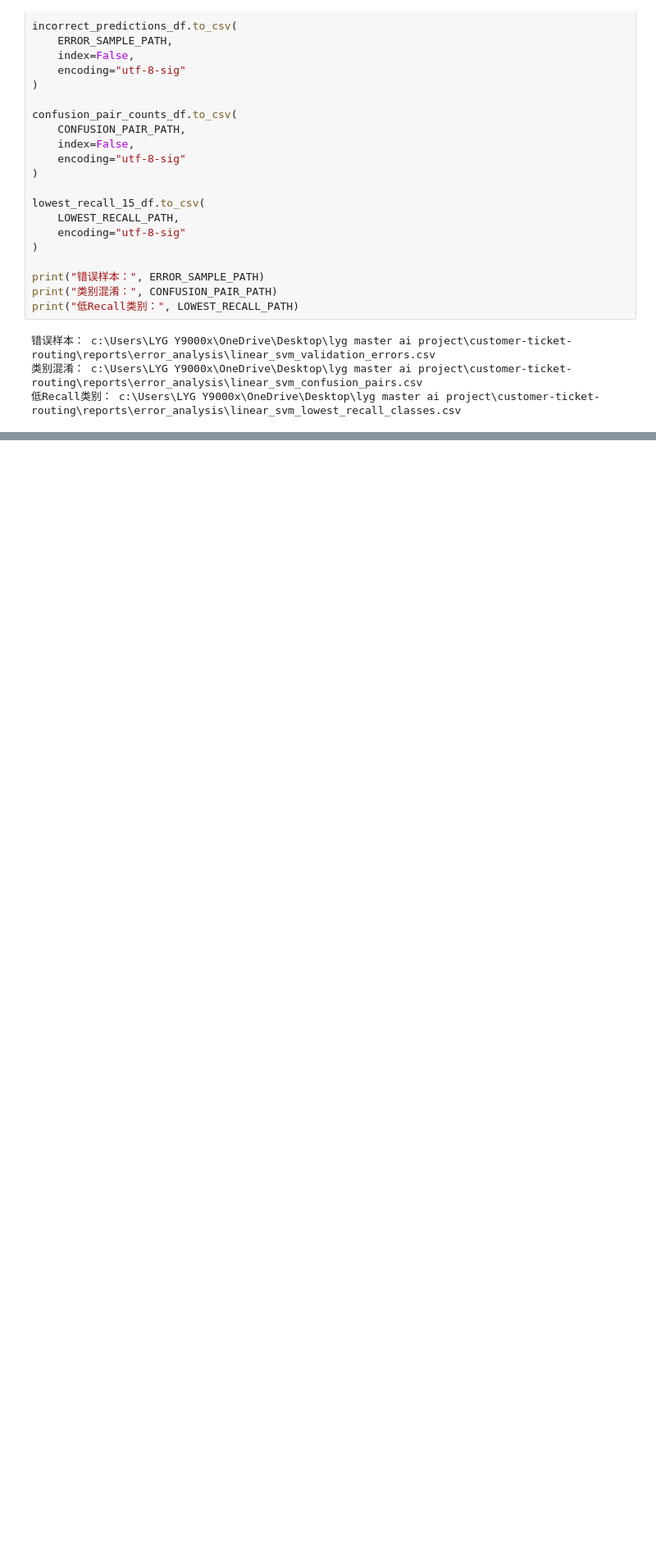
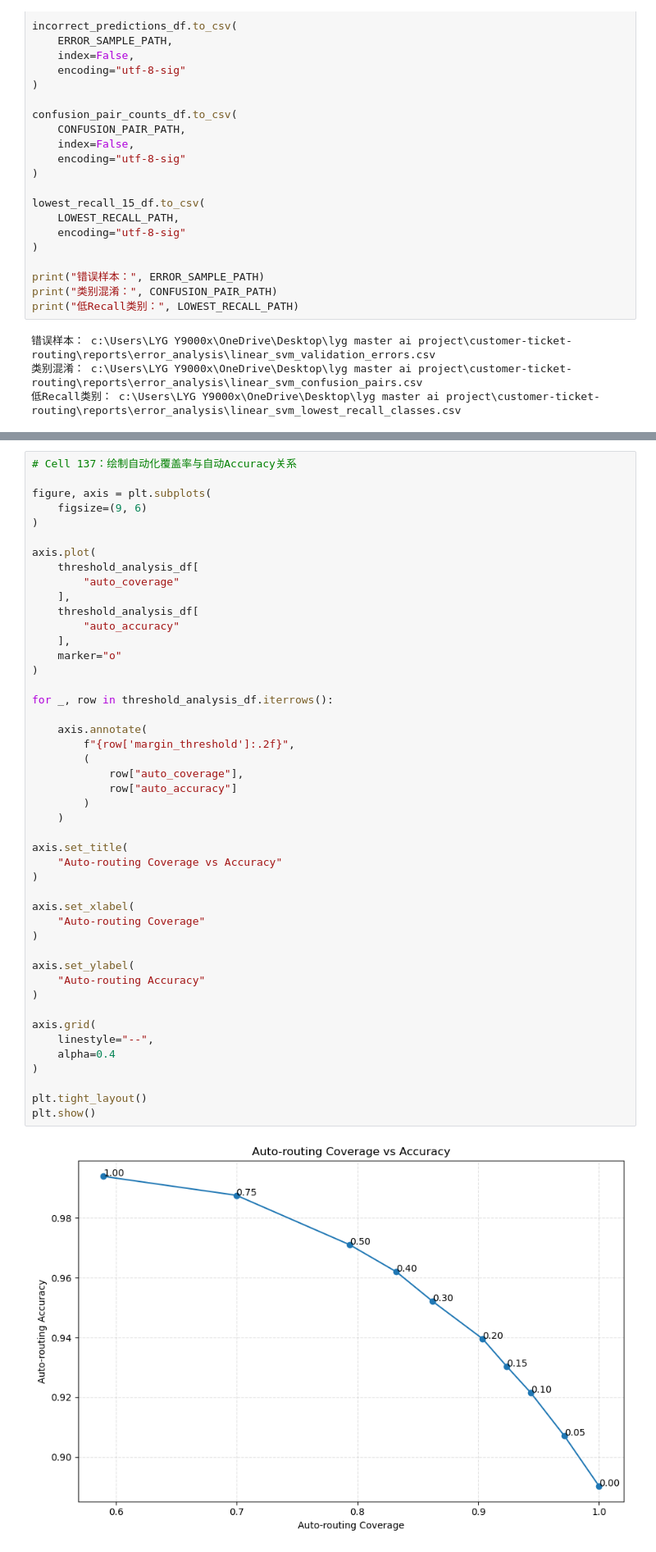
Before and after one commit to shdbdud/customer-ticket-routing, a Jupyter notebook: mlbaseline ver.1.ipynb, the cells around one changed output, grey strips where cells are left out. Shown at 82% size. Drawn from its saved outputs; the diff is of its cells as text; blank space fills up the shorter version.

```diff
--- a/mlbaseline ver.1.ipynb
+++ b/mlbaseline ver.1.ipynb
@@ -3698,0 +4082,48 @@ print("低Recall类别：", LOWEST_RECALL_PATH)
+# %%
+# Cell 137：绘制自动化覆盖率与自动Accuracy关系
+
+figure, axis = plt.subplots(
+    figsize=(9, 6)
+)
+
+axis.plot(
+    threshold_analysis_df[
+        "auto_coverage"
+    ],
+    threshold_analysis_df[
+        "auto_accuracy"
+    ],
+    marker="o"
+)
+
+for _, row in threshold_analysis_df.iterrows():
+
+    axis.annotate(
+        f"{row['margin_threshold']:.2f}",
+        (
+            row["auto_coverage"],
+            row["auto_accuracy"]
+        )
+    )
+
+axis.set_title(
+    "Auto-routing Coverage vs Accuracy"
+)
+
+axis.set_xlabel(
+    "Auto-routing Coverage"
+)
+
+axis.set_ylabel(
+    "Auto-routing Accuracy"
+)
+
+axis.grid(
+    linestyle="--",
+    alpha=0.4
+)
+
+plt.tight_layout()
+plt.show()
+# %% [output]
+[figure, added]
```
Also changed, not shown: parts of 30 cells of this notebook.
